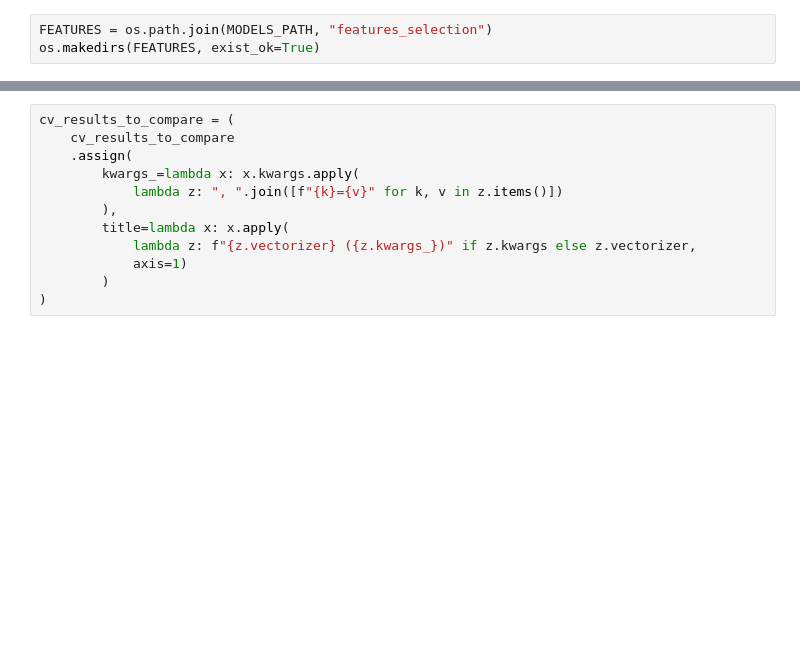
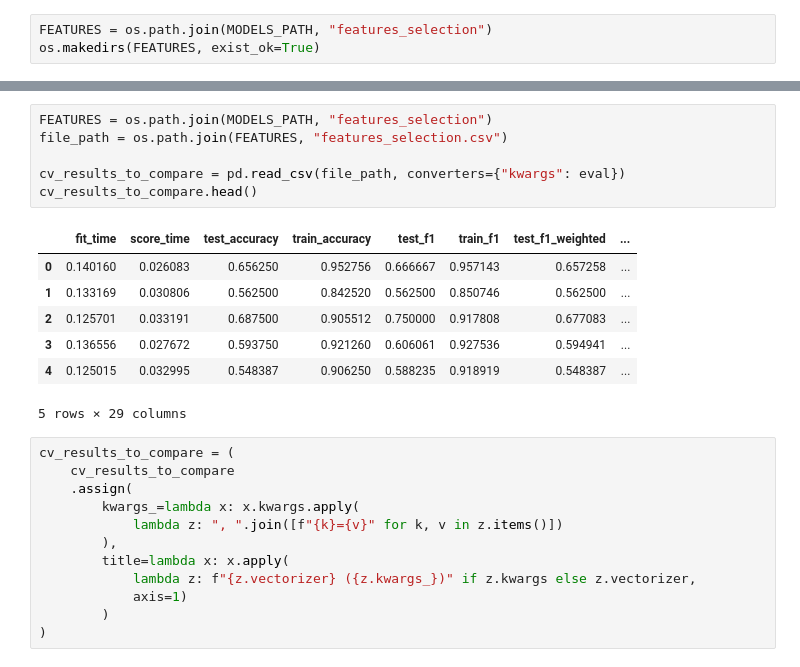
Before and after one commit to macfernandez/eddc-specialization-project, a Jupyter notebook: notebooks/05-vectorizer-selection.ipynb, the cells around one changed output, grey strips where cells are left out. Drawn from its saved outputs; the diff is of its cells as text; blank space fills up the shorter version.

```diff
--- a/notebooks/05-vectorizer-selection.ipynb
+++ b/notebooks/05-vectorizer-selection.ipynb
@@ -298,6 +298,20 @@ Please also refer to the documentation for alternative solver options:
 Please also refer to the documentation for alternative solver options:
     https://scikit-learn.org/stable/modules/linear_model.html#logistic-regression
   n_iter_i = _check_optimize_result(
+# %%
+FEATURES = os.path.join(MODELS_PATH, "features_selection")
+file_path = os.path.join(FEATURES, "features_selection.csv")
+
+cv_results_to_compare = pd.read_csv(file_path, converters={"kwargs": eval})
+cv_results_to_compare.head()
+# %% [output]
+|  | fit_time | score_time | test_accuracy | train_accuracy | test_f1 | train_f1 | test_f1_weighted | ... |
+| 0 | 0.140160 | 0.026083 | 0.656250 | 0.952756 | 0.666667 | 0.957143 | 0.657258 | ... |
+| 1 | 0.133169 | 0.030806 | 0.562500 | 0.842520 | 0.562500 | 0.850746 | 0.562500 | ... |
+| 2 | 0.125701 | 0.033191 | 0.687500 | 0.905512 | 0.750000 | 0.917808 | 0.677083 | ... |
+| 3 | 0.136556 | 0.027672 | 0.593750 | 0.921260 | 0.606061 | 0.927536 | 0.594941 | ... |
+| 4 | 0.125015 | 0.032995 | 0.548387 | 0.906250 | 0.588235 | 0.918919 | 0.548387 | ... |
+5 rows × 29 columns
 # %%
 cv_results_to_compare = (
     cv_results_to_compare
```
Also changed, not shown: parts of 8 cells of this notebook, 4 other files.
